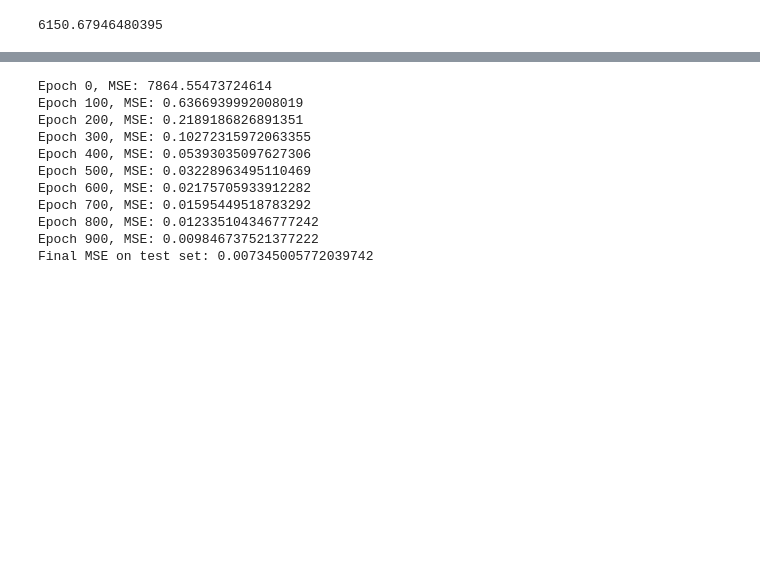
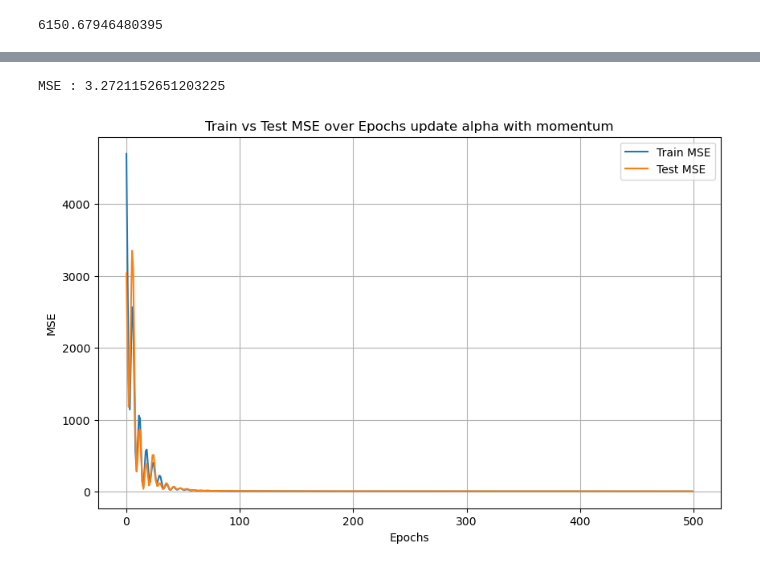
Before and after one commit to aliasherrii99/optimizers-in-deep-learning, a Jupyter notebook: Q3.ipynb, the cells around one changed output, grey strips where cells are left out. Cells and saved outputs as stored; diff of their text form; code cells hidden in the pictures; blank space fills up the shorter version.

```diff
--- a/Q3.ipynb
+++ b/Q3.ipynb
@@ -333,64 +49,61 @@ Final MSE on test set: 0.670171980399184
 # %%
 # پارامترهای اولیه
+np.random.seed(42)
 alpha = np.random.randn(6)  # مقادیر اولیه آلفا
 teta = np.random.randn(3)   # مقادیر اولیه تتا
 learning_rate = 0.001
 momentum = 0.9
 
 # متغیرهای مومنتوم برای آلفا و تتا
 v_alpha = np.zeros_like(alpha)
 v_teta = np.zeros_like(teta)
 
 # تابع خطا (MSE)
 def mse(y_true, y_pred):
     return np.mean((y_true - y_pred)**2)
 
+train_errors = []
+test_errors = []
+
 # گرادیان نزولی همراه با مومنتوم برای آلفا و تتا
-for epoch in range(1000):  # ۱۰۰۰ اپوک برای آموزش
+for epoch in range(500):  # ۱۰۰۰ اپوک برای آموزش
     y_pred_train = F(x_train, alpha[0], alpha[1], alpha[2], alpha[3], alpha[4], alpha[5], teta[0], teta[1], teta[2])
-    error = mse(y_train, y_pred_train)
+    error_train = mse(y_train, y_pred_train)
+
+    # محاسبه خطا روی داده‌های آزمون
+    y_pred_test = F(x_test, alpha[0], alpha[1], alpha[2], alpha[3], alpha[4], alpha[5], teta[0], teta[1], teta[2])
+    error_test = mse(y_test, y_pred_test)
+
+    # ذخیره خطاها
+    train_errors.append(error_train)
+    test_errors.append(error_test)
 
     # محاسبه گرادیان نسبت به پارامترهای آلفا
     grad_alpha = np.zeros_like(alpha)
     for i in range(len(alpha)):
         delta = np.zeros_like(alpha)
         delta[i] = 1e-5
         y_pred_delta = F(x_train, *(alpha + delta), teta[0], teta[1], teta[2])
-        grad_alpha[i] = (mse(y_train, y_pred_delta) - error) / delta[i]
-
-    # محاسبه گرادیان نسبت به پارامترهای تتا
-    grad_teta = np.zeros_like(teta)
-    for i in range(len(teta)):
-        delta = np.zeros_like(teta)
-        delta[i] = 1e-5
-        y_pred_delta = F(x_train, alpha[0], alpha[1], alpha[2], alpha[3], alpha[4], alpha[5], *(teta + delta))
-        grad_teta[i] = (mse(y_train, y_pred_delta) - error) / delta[i]
+        grad_alpha[i] = (mse(y_train, y_pred_delta) - error_train) / delta[i]
 
     # به‌روزرسانی پارامترهای آلفا با استفاده از مومنتوم
     v_alpha = momentum * v_alpha - learning_rate * grad_alpha
     alpha += v_alpha
 
     # به‌روزرسانی پارامترهای تتا با استفاده از مومنتوم
     v_teta = momentum * v_teta - learning_rate * grad_teta
     teta += v_teta
-
-    # نمایش خطا در هر اپوک
-    if epoch % 100 == 0:
-        print(f'Epoch {epoch}, MSE: {error}')
-
-# محاسبه MSE نهایی روی داده‌های آزمون
-y_pred_test = F(x_test, alpha[0], alpha[1], alpha[2], alpha[3], alpha[4], alpha[5], teta[0], teta[1], teta[2])
-final_mse = mse(y_test, y_pred_test)
-print(f'Final MSE on test set: {final_mse}')
+print('MSE :' , test_errors[-1])
+# رسم نمودار خطای train و test
+plt.figure(figsize=(10, 6))
+plt.plot(train_errors, label='Train MSE')
+plt.plot(test_errors, label='Test MSE')
+plt.xlabel('Epochs')
+plt.ylabel('MSE')
+plt.title('Train vs Test MSE over Epochs update alpha with momentum')
+plt.legend()
+plt.grid(True)
+plt.show()
 # %% [output]
-Epoch 0, MSE: 7864.55473724614
-Epoch 100, MSE: 0.6366939992008019
-Epoch 200, MSE: 0.2189186826891351
-Epoch 300, MSE: 0.10272315972063355
-Epoch 400, MSE: 0.05393035097627306
-Epoch 500, MSE: 0.03228963495110469
-Epoch 600, MSE: 0.02175705933912282
-Epoch 700, MSE: 0.01595449518783292
-Epoch 800, MSE: 0.012335104346777242
-Epoch 900, MSE: 0.009846737521377222
-Final MSE on test set: 0.007345005772039742
+MSE : 3.2721152651203225
+[figure, added]
```
Also changed, not shown: parts of 34 cells of this notebook.
